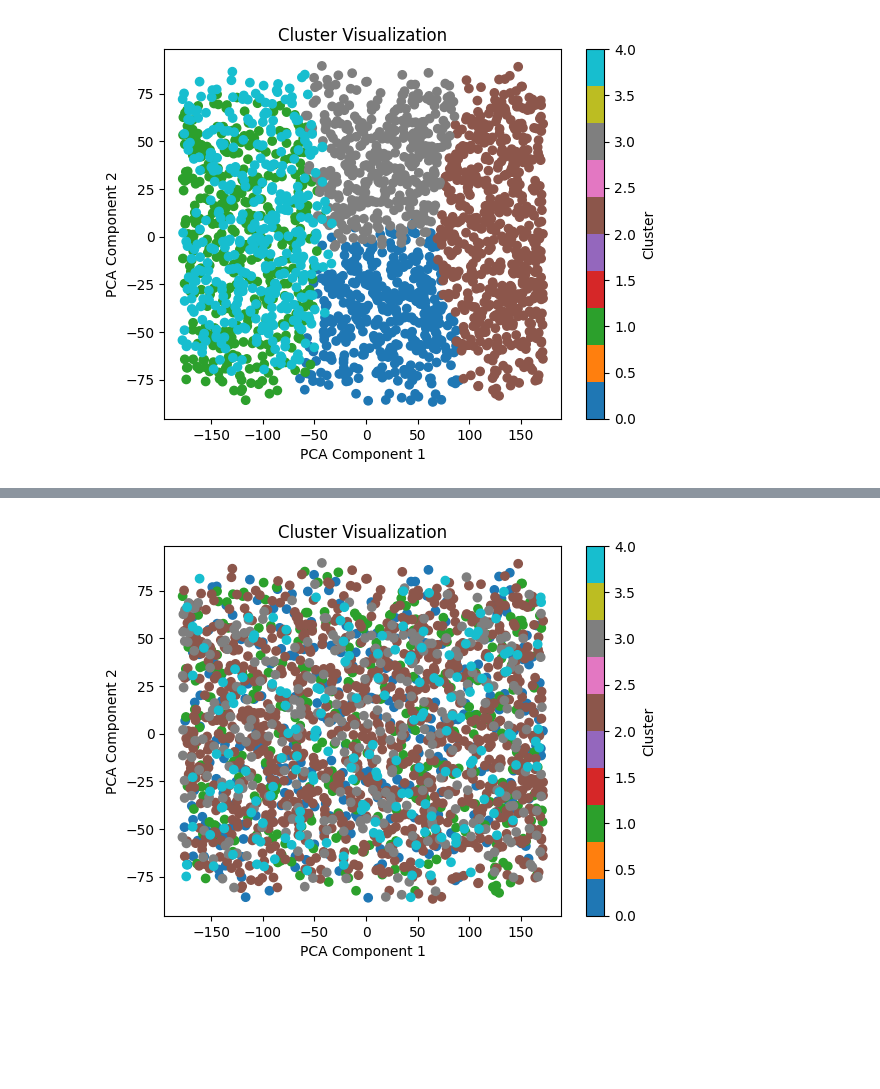
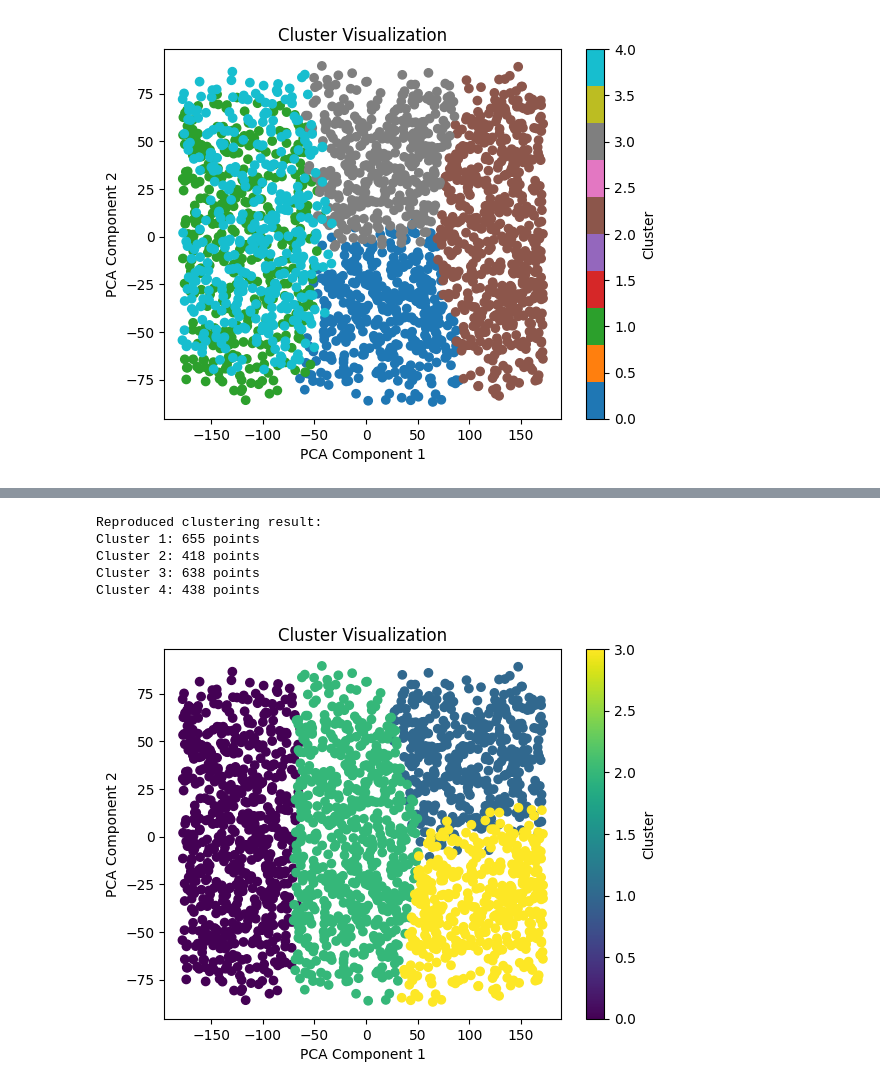
Before and after one commit to niconap/sda-project, a Jupyter notebook: clustering.ipynb, the cells around one changed output, grey strips where cells are left out. Drawn from its saved outputs; the diff is of its cells as text; code cells hidden in the pictures; blank space fills up the shorter version.

```diff
--- a/clustering.ipynb
+++ b/clustering.ipynb
@@ -381,17 +399,55 @@ Selected initial prototypes: [788, 913, 1383, 1684, 8]
+# %%
+# Reproduce results
+# Initialize prototypes using the best starting indices
+prototypes = best_starting_indices
+#prototypes = [1058,  598,   42, 1106, 1647]
+prototypes = [(num_matrix[i], cat_matrix[i]) for i in prototypes]
+
+# Run the k-prototypes algorithm once with these prototypes to reproduce the result
+clusters = [[] for _ in range(k)]
+while True:
+    for i in range(len(num_matrix)):
+        clusters = assign_cluster(prototypes, clusters, i)
+
+    # Calculate new prototypes
+    new_prototypes = [calc_prototype(cluster) for cluster in clusters]
+
+    # Check convergence
+    done = True
+    for i in range(len(prototypes)):
+        if not np.array_equal(prototypes[i][0], new_prototypes[i][0]) or \
+           not np.array_equal(prototypes[i][1], new_prototypes[i][1]):
+            done = False
+            break
+    if done:
+        break
+
+    prototypes = new_prototypes
+    clusters = [[] for _ in range(k)]
+
+print("Reproduced clustering result:")
+for i, cluster in enumerate(clusters):
+    print(f"Cluster {i + 1}: {len(cluster)} points")
+# %% [output]
+Reproduced clustering result:
+Cluster 1: 655 points
+Cluster 2: 418 points
+Cluster 3: 638 points
+Cluster 4: 438 points
 # %%
 from sklearn.decomposition import PCA
 import matplotlib.pyplot as plt
 
 pca = PCA(n_components=2)
 cluster_data = [point[0] for cluster in clusters for point in cluster]
 cluster_labels = [i for i, cluster in enumerate(clusters) for _ in cluster]
 
 reduced_data = pca.fit_transform(cluster_data)
-plt.scatter(reduced_data[:, 0], reduced_data[:, 1], c=cluster_labels, cmap='tab10')
+plt.scatter(reduced_data[:, 0], reduced_data[:, 1], c=cluster_labels)
 plt.title("Cluster Visualization")
 plt.xlabel("PCA Component 1")
 plt.ylabel("PCA Component 2")
 plt.colorbar(label="Cluster")
 plt.show()
 # %% [output]
-[figure, old version]
+[figure, new version]
```
Also changed, not shown: parts of 2 cells of this notebook.
